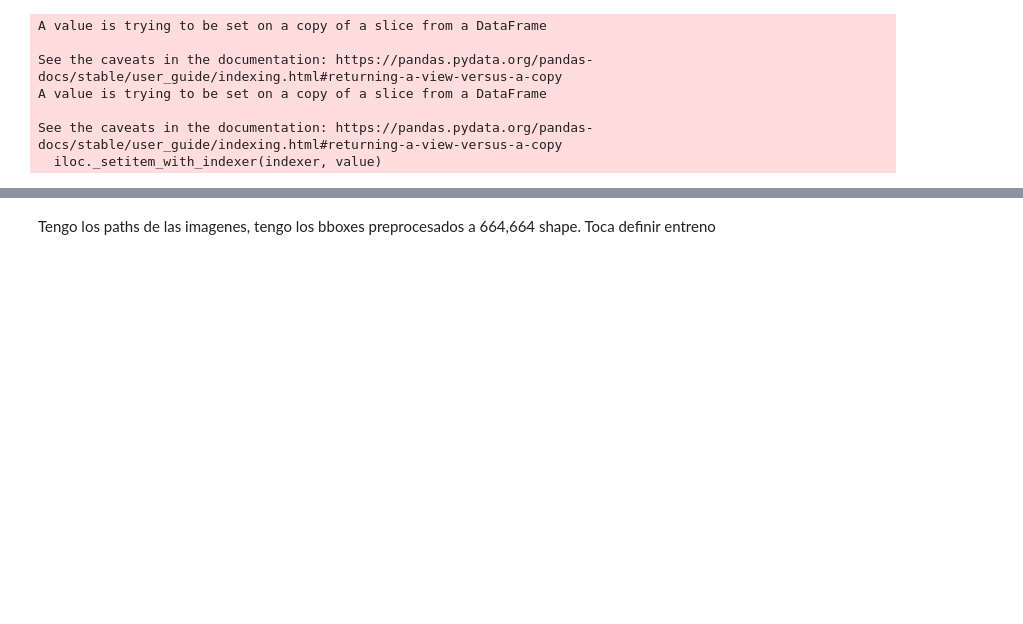
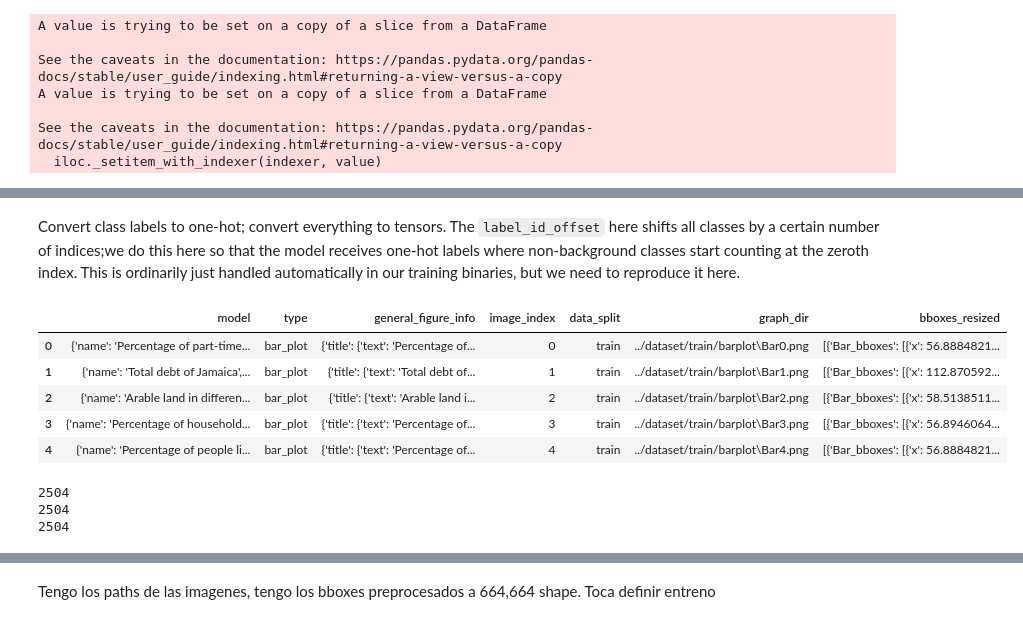
Before and after one commit to rolosa10/Chart2Text, a Jupyter notebook: notebooks/ChartObjectDetection.ipynb, the cells around one changed output, grey strips where cells are left out. Cells and saved outputs as stored; diff of their text form; code cells hidden in the pictures; blank space fills up the shorter version.

Commit message:
Getting class labels and bboxes in proper format for training

```diff
--- a/notebooks/ChartObjectDetection.ipynb
+++ b/notebooks/ChartObjectDetection.ipynb
@@ -176,0 +166,3 @@ for plot_dir in df[df['data_split'] == 'train']['graph_dir']:
+# %% [markdown]
+Convert class labels to one-hot; convert everything to tensors.
+The `label_id_offset` here shifts all classes by a certain number of indices;we do this here so that the model receives one-hot labels where non-background classes start counting at the zeroth index.  This is ordinarily just handled automatically in our training binaries, but we need to reproduce it here.
@@ -176,0 +186,9 @@ for plot_dir in df[df['data_split'] == 'train']['graph_dir']:
+# %%
+df.head(5)
+# %% [output]
+|  | model | type | general_figure_info | image_index | data_split | graph_dir | bboxes_resized |
+| 0 | {'name': 'Percentage of part-time... | bar_plot | {'title': {'text': 'Percentage of... | 0 | train | ../dataset/train/barplot\Bar0.png | [{'Bar_bboxes': [{'x': 56.8884821... |
+| 1 | {'name': 'Total debt of Jamaica',... | bar_plot | {'title': {'text': 'Total debt of... | 1 | train | ../dataset/train/barplot\Bar1.png | [{'Bar_bboxes': [{'x': 112.870592... |
+| 2 | {'name': 'Arable land in differen... | bar_plot | {'title': {'text': 'Arable land i... | 2 | train | ../dataset/train/barplot\Bar2.png | [{'Bar_bboxes': [{'x': 58.5138511... |
+| 3 | {'name': 'Percentage of household... | bar_plot | {'title': {'text': 'Percentage of... | 3 | train | ../dataset/train/barplot\Bar3.png | [{'Bar_bboxes': [{'x': 56.8946064... |
+| 4 | {'name': 'Percentage of people li... | bar_plot | {'title': {'text': 'Percentage of... | 4 | train | ../dataset/train/barplot\Bar4.png | [{'Bar_bboxes': [{'x': 56.8884821... |
@@ -176,0 +218,9 @@ for plot_dir in df[df['data_split'] == 'train']['graph_dir']:
+# %%
+#NOICE
+print(len(train_images_np))
+print(len(final_train_gt_bboxes))
+print(len(final_class_gt_labels))
+# %% [output]
+2504
+2504
+2504
```
Also changed, not shown: parts of 11 cells of this notebook.
